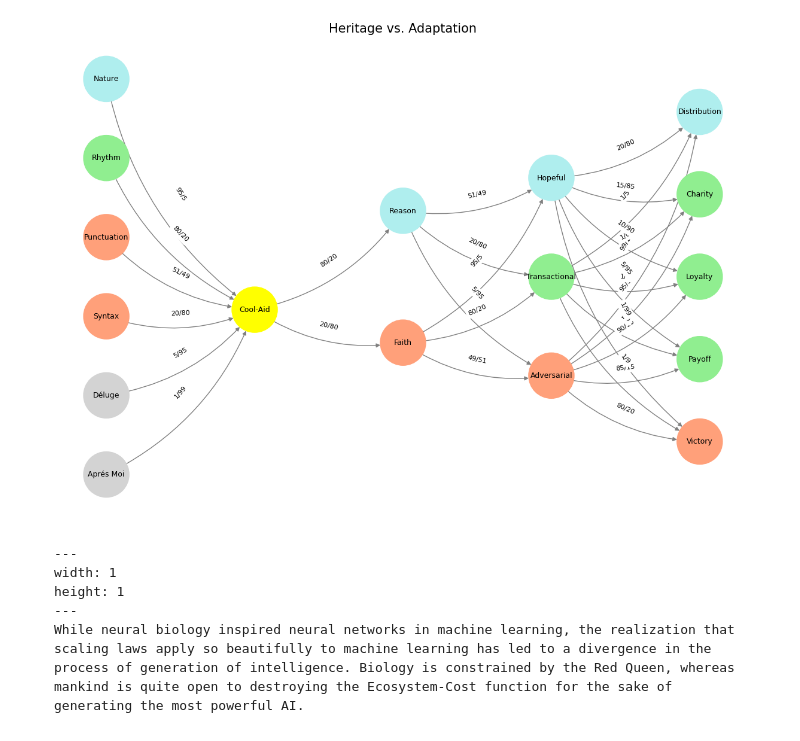
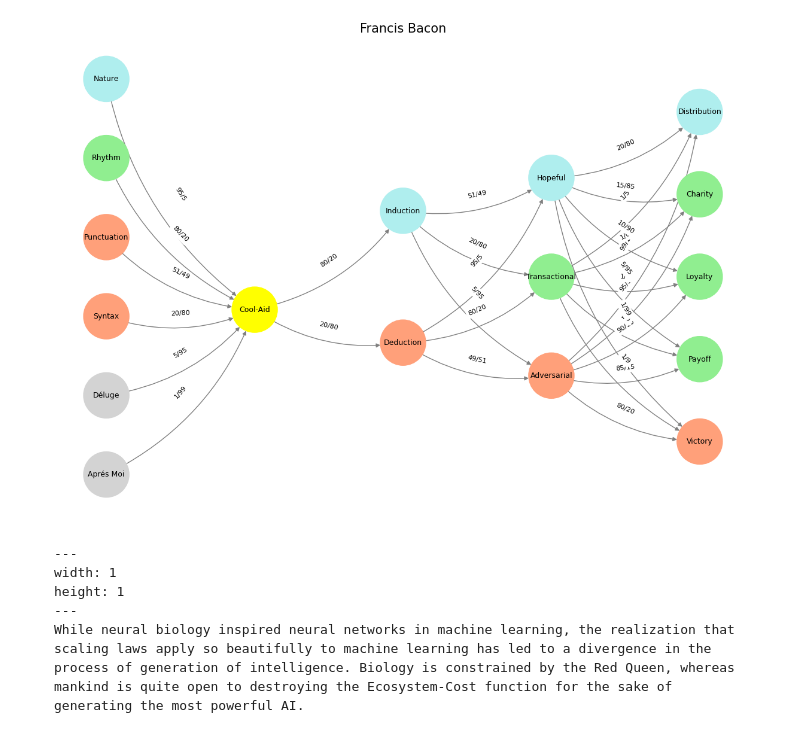
Before and after one commit to abikesa/obama, a Jupyter notebook: kitabo/ensi/_build/jupyter_execute/act3/part3/part3_1.ipynb, the cells around one changed output. Cells and saved outputs as stored; diff of their text form; code cells hidden in the pictures.

Commit message:
induction, deduction

````diff
--- a/kitabo/ensi/_build/jupyter_execute/act3/part3/part3_1.ipynb
+++ b/kitabo/ensi/_build/jupyter_execute/act3/part3/part3_1.ipynb
@@ -24,7 +24,7 @@ def define_layers():
     return {
         'Suis': ['Aprés Moi', 'Déluge', 'Syntax', 'Punctuation', "Rhythm", 'Nature'],  # Static
         'Voir': ['Cool-Aid'],
-        'Choisis': ['Faith', 'Reason'],
+        'Choisis': ['Deduction', 'Induction'],
         'Deviens': ['Adversarial', 'Transactional', 'Hopeful'],
         "M'èléve": ['Victory', 'Payoff', 'Loyalty', 'Charity', 'Distribution']
     }
@@ -33,9 +33,9 @@ def define_layers():
 def assign_colors():
     color_map = {
         'yellow': ['Cool-Aid'],
-        'paleturquoise': ['Nature', 'Reason', 'Hopeful', 'Distribution'],
+        'paleturquoise': ['Nature', 'Induction', 'Hopeful', 'Distribution'],
         'lightgreen': ["Rhythm", 'Transactional', 'Payoff', 'Charity', 'Loyalty'],
-        'lightsalmon': ['Syntax', 'Punctuation', 'Faith', 'Adversarial', 'Victory'],
+        'lightsalmon': ['Syntax', 'Punctuation', 'Deduction', 'Adversarial', 'Victory'],
     }
     return {node: color for color, nodes in color_map.items() for node in nodes}
 
@@ -48,14 +48,14 @@ def define_edges():
         ('Punctuation', 'Cool-Aid'): '51/49',
         ("Rhythm", 'Cool-Aid'): '80/20',
         ('Nature', 'Cool-Aid'): '95/5',
-        ('Cool-Aid', 'Faith'): '20/80',
-        ('Cool-Aid', 'Reason'): '80/20',
-        ('Faith', 'Adversarial'): '49/51',
-        ('Faith', 'Transactional'): '80/20',
-        ('Faith', 'Hopeful'): '95/5',
-        ('Reason', 'Adversarial'): '5/95',
-        ('Reason', 'Transactional'): '20/80',
-        ('Reason', 'Hopeful'): '51/49',
+        ('Cool-Aid', 'Deduction'): '20/80',
+        ('Cool-Aid', 'Induction'): '80/20',
+        ('Deduction', 'Adversarial'): '49/51',
+        ('Deduction', 'Transactional'): '80/20',
+        ('Deduction', 'Hopeful'): '95/5',
+        ('Induction', 'Adversarial'): '5/95',
+        ('Induction', 'Transactional'): '20/80',
+        ('Induction', 'Hopeful'): '51/49',
         ('Adversarial', 'Victory'): '80/20',
         ('Adversarial', 'Payoff'): '85/15',
         ('Adversarial', 'Loyalty'): '90/10',
@@ -87,35 +87,35 @@ def visualize_nn():
     pos = {}
     node_colors = []
 
     # Add nodes and assign positions
     for i, (layer_name, nodes) in enumerate(layers.items()):
         positions = calculate_positions(nodes, x_offset=i * 2)
         for node, position in zip(nodes, positions):
             G.add_node(node, layer=layer_name)
             pos[node] = position
             node_colors.append(colors.get(node, 'lightgray'))
 
     # Add edges with weights
     for (source, target), weight in edges.items():
         if source in G.nodes and target in G.nodes:
             G.add_edge(source, target, weight=weight)
 
     # Draw the graph
     plt.figure(figsize=(12, 8))
     edges_labels = {(u, v): d["weight"] for u, v, d in G.edges(data=True)}
 
     nx.draw(
         G, pos, with_labels=True, node_color=node_colors, edge_color='gray',
         node_size=3000, font_size=9, connectionstyle="arc3,rad=0.2"
     )
     nx.draw_networkx_edge_labels(G, pos, edge_labels=edges_labels, font_size=8)
-    plt.title("Heritage vs. Adaptation", fontsize=15)
+    plt.title("Francis Bacon", fontsize=15)
     plt.show()
 
 # Run the visualization
 visualize_nn()
 # %% [output]
-[figure, old version]
+[figure, new version]
 # %% [markdown]
 ```{figure} ../../figures/blanche.*
 ---
````
Also changed, not shown: 6 other files.
